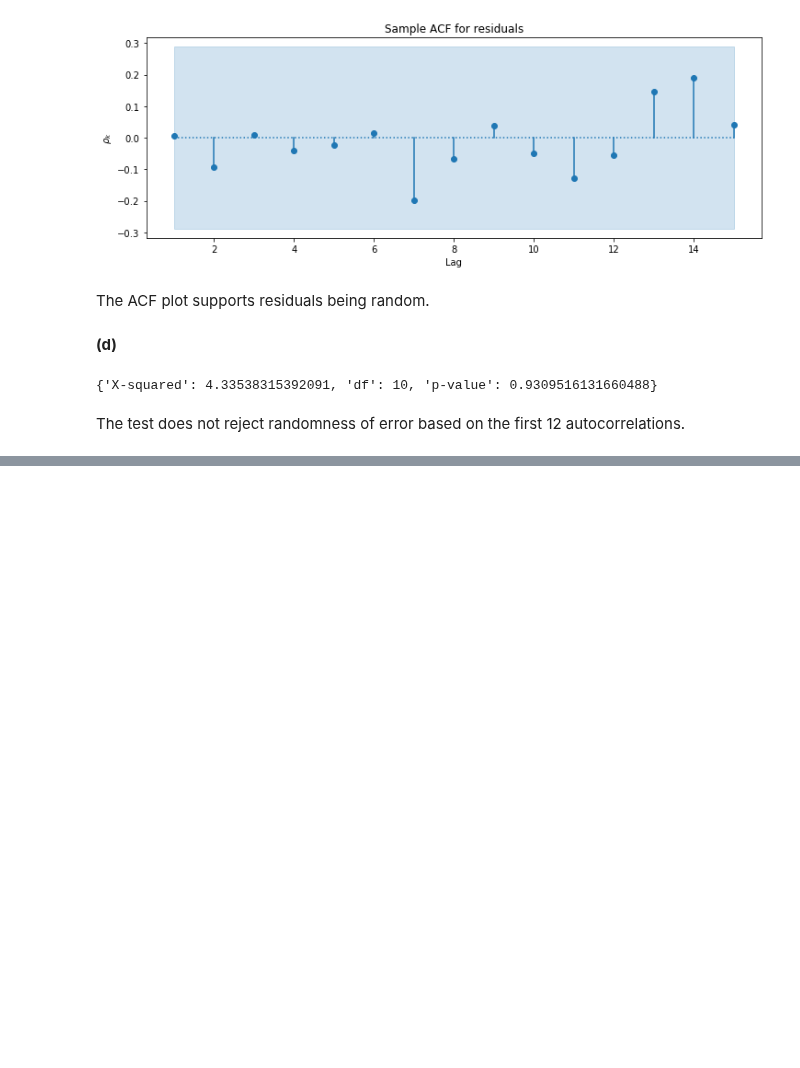
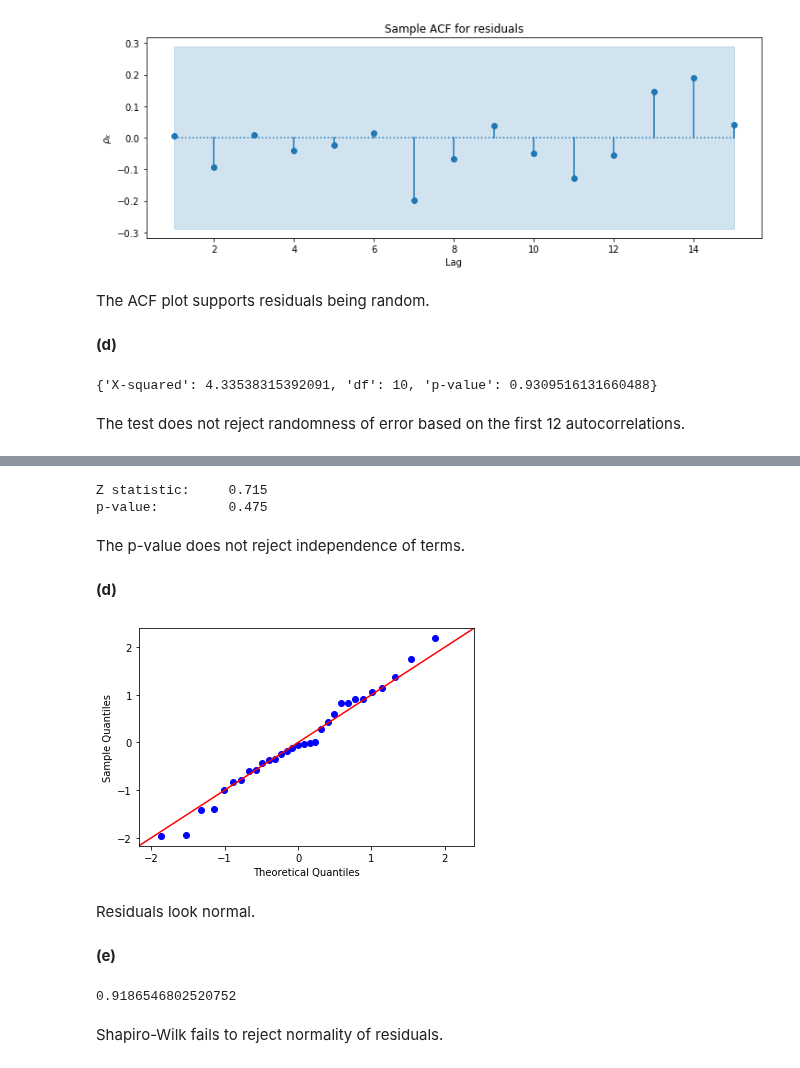
Before and after one commit to telmo-correa/time-series-analysis, a Jupyter notebook: Python/Chapter 08 (Ex 01 - 11) - Model Diagnostics.ipynb, the cells around one changed output, grey strips where cells are left out. Saved outputs shown, nothing was run; the diff lists cells and outputs as text; code cells hidden in the pictures; blank space fills up the shorter version.

```diff
--- a/Python/Chapter 08 (Ex 01 - 11) - Model Diagnostics.ipynb
+++ b/Python/Chapter 08 (Ex 01 - 11) - Model Diagnostics.ipynb
@@ -308,0 +346,30 @@ The test does not reject randomness of error based on the first 12 autocorrelati
+# %%
+from statsmodels.sandbox.stats.runs import runstest_1samp
+
+z_stat, p_value = runstest_1samp(fitted_model.resid, cutoff='mean', correction=False)
+print('Z statistic:\t %.3f' % z_stat)
+print('p-value:\t %.3f' % p_value)
+# %% [output]
+Z statistic:     0.715
+p-value:         0.475
+# %% [markdown]
+The p-value does not reject independence of terms.
+# %% [markdown]
+**(d)**
+# %%
+probplot = sm.ProbPlot(fitted_model.resid, fit=True)
+fig = probplot.qqplot(line='45')
+plt.show()
+# %% [output]
+[figure, added]
+# %% [markdown]
+Residuals look normal.
+# %% [markdown]
+**(e)**
+# %%
+W, p_value = shapiro(fitted_model.resid)
+p_value
+# %% [output]
+0.9186546802520752
+# %% [markdown]
+Shapiro-Wilk fails to reject normality of residuals.
```
Also changed, not shown: parts of 62 cells of this notebook, 1 other file.
